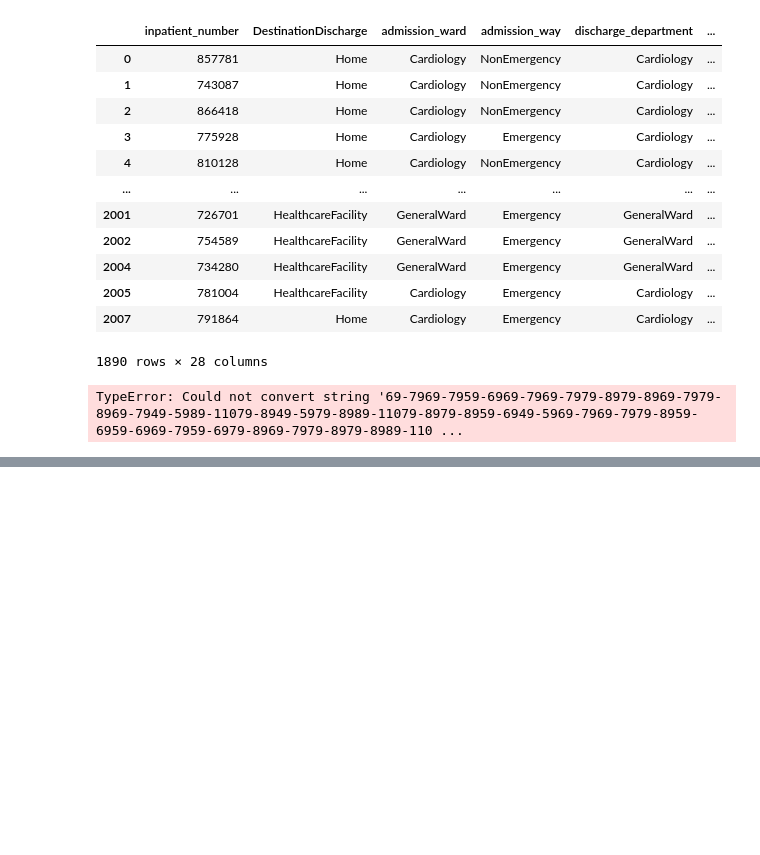
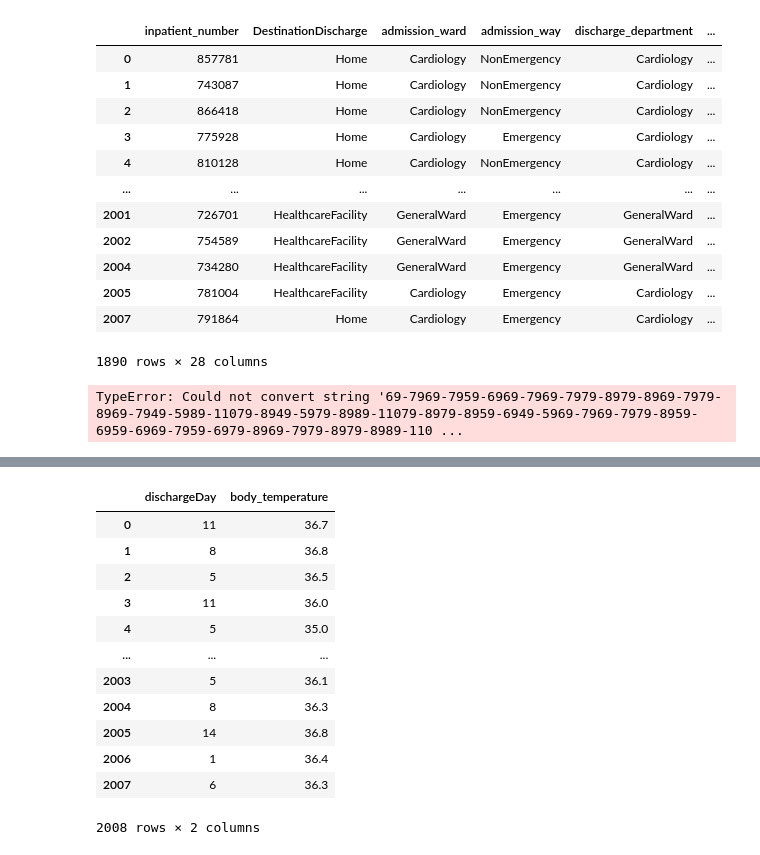
Before and after one commit to Moinandy6/Team9_Py-Stars_Python-Hackathon_Apr24, a Jupyter notebook: Questions1-16.ipynb, the cells around one changed output, grey strips where cells are left out. Cells and saved outputs as stored; diff of their text form; code cells hidden in the pictures; blank space fills up the shorter version.

```diff
--- a/Questions1-16.ipynb
+++ b/Questions1-16.ipynb
@@ -205,0 +303,16 @@ TypeError: Could not convert string '69-7969-7959-6969-7969-7979-8979-8969-7979-
+# %%
+df_merged1
+# %% [output]
+|  | dischargeDay | body_temperature |
+| 0 | 11 | 36.7 |
+| 1 | 8 | 36.8 |
+| 2 | 5 | 36.5 |
+| 3 | 11 | 36.0 |
+| 4 | 5 | 35.0 |
+| ... | ... | ... |
+| 2003 | 5 | 36.1 |
+| 2004 | 8 | 36.3 |
+| 2005 | 14 | 36.8 |
+| 2006 | 1 | 36.4 |
+| 2007 | 6 | 36.3 |
+2008 rows × 2 columns
```
Also changed, not shown: parts of 35 cells of this notebook.
